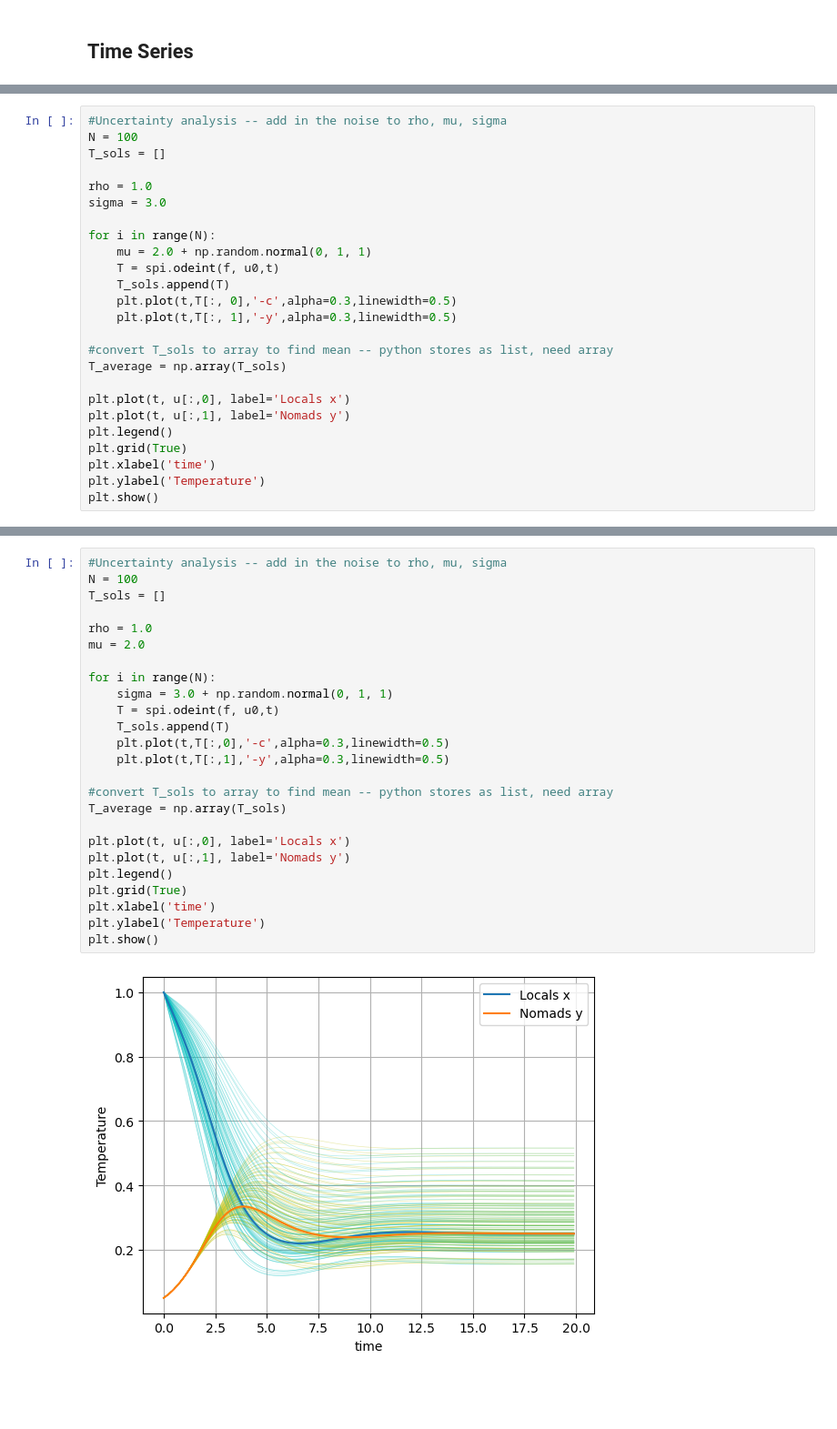
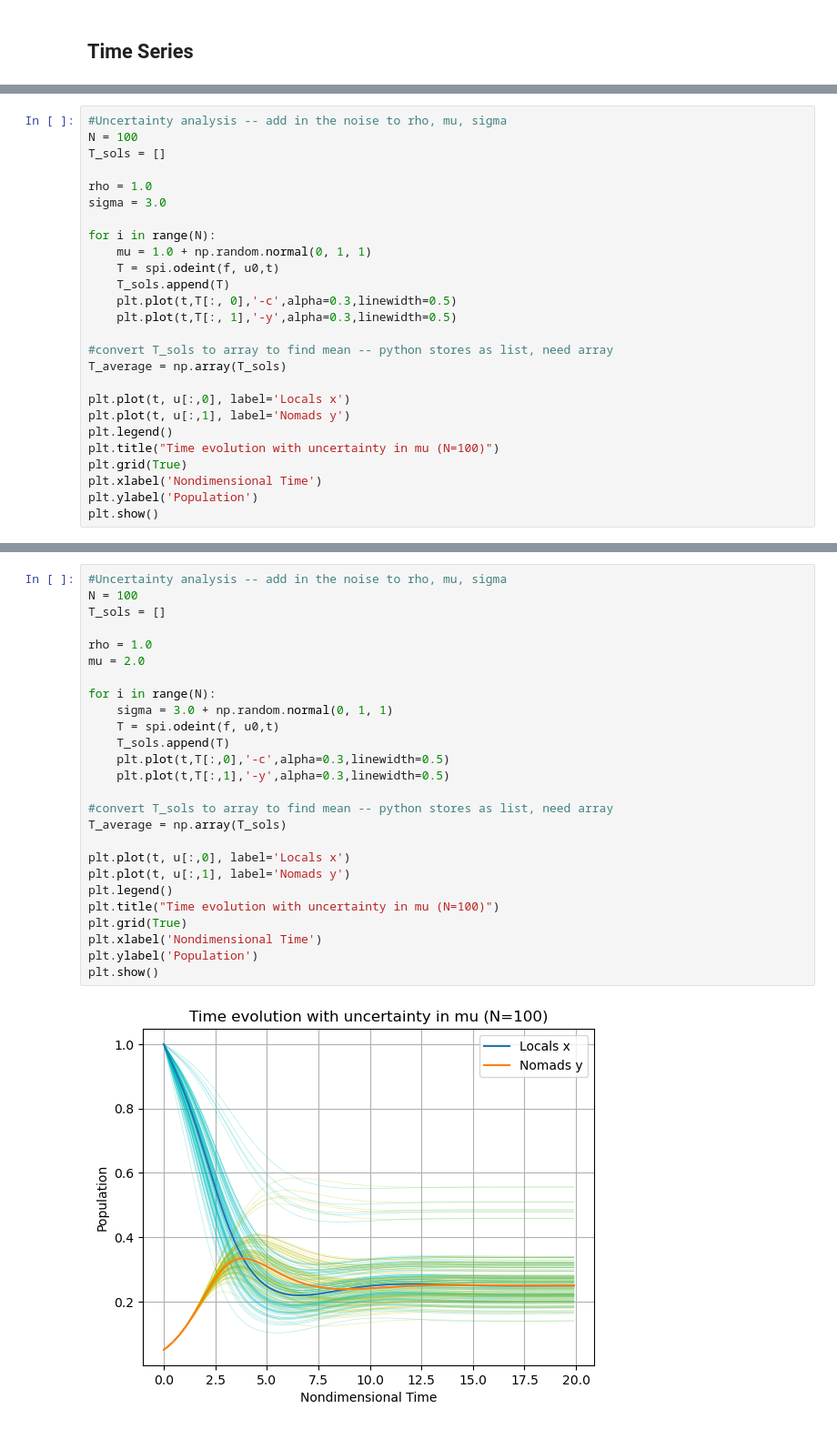
Before and after one commit to ethnwng/461-U1-housing-analysis, a Jupyter notebook: Unit1-HousingAnalysis.ipynb, the cells around one changed output, grey strips where cells are left out. Shown at 91% size. Cells and saved outputs as stored; diff of their text form; blank space fills up the shorter version.

```diff
--- a/Unit1-HousingAnalysis.ipynb
+++ b/Unit1-HousingAnalysis.ipynb
@@ -196,7 +197,7 @@ rho = 1.0
 sigma = 3.0
 
 for i in range(N):
-    mu = 2.0 + np.random.normal(0, 1, 1)
+    mu = 1.0 + np.random.normal(0, 1, 1)
     T = spi.odeint(f, u0,t)
     T_sols.append(T)
     plt.plot(t,T[:, 0],'-c',alpha=0.3,linewidth=0.5)
@@ -208,8 +209,9 @@ T_average = np.array(T_sols)
 plt.plot(t, u[:,0], label='Locals x')
 plt.plot(t, u[:,1], label='Nomads y')
 plt.legend()
+plt.title("Time evolution with uncertainty in mu (N=100)")
 plt.grid(True)
-plt.xlabel('time')
-plt.ylabel('Temperature')
+plt.xlabel('Nondimensional Time')
+plt.ylabel('Population')
 plt.show()
 # %% [output]
@@ -217,27 +219,28 @@ plt.show()
 # %%
 #Uncertainty analysis -- add in the noise to rho, mu, sigma
 N = 100
 T_sols = []
 
 rho = 1.0
 mu = 2.0
 
 for i in range(N):
     sigma = 3.0 + np.random.normal(0, 1, 1)
     T = spi.odeint(f, u0,t)
     T_sols.append(T)
     plt.plot(t,T[:,0],'-c',alpha=0.3,linewidth=0.5)
     plt.plot(t,T[:,1],'-y',alpha=0.3,linewidth=0.5)
 
 #convert T_sols to array to find mean -- python stores as list, need array
 T_average = np.array(T_sols)
 
 plt.plot(t, u[:,0], label='Locals x')
 plt.plot(t, u[:,1], label='Nomads y')
 plt.legend()
+plt.title("Time evolution with uncertainty in mu (N=100)")
 plt.grid(True)
-plt.xlabel('time')
-plt.ylabel('Temperature')
+plt.xlabel('Nondimensional Time')
+plt.ylabel('Population')
 plt.show()
 # %% [output]
-[figure, old version]
+[figure, new version]
```
Also changed, not shown: parts of 2 cells of this notebook.
